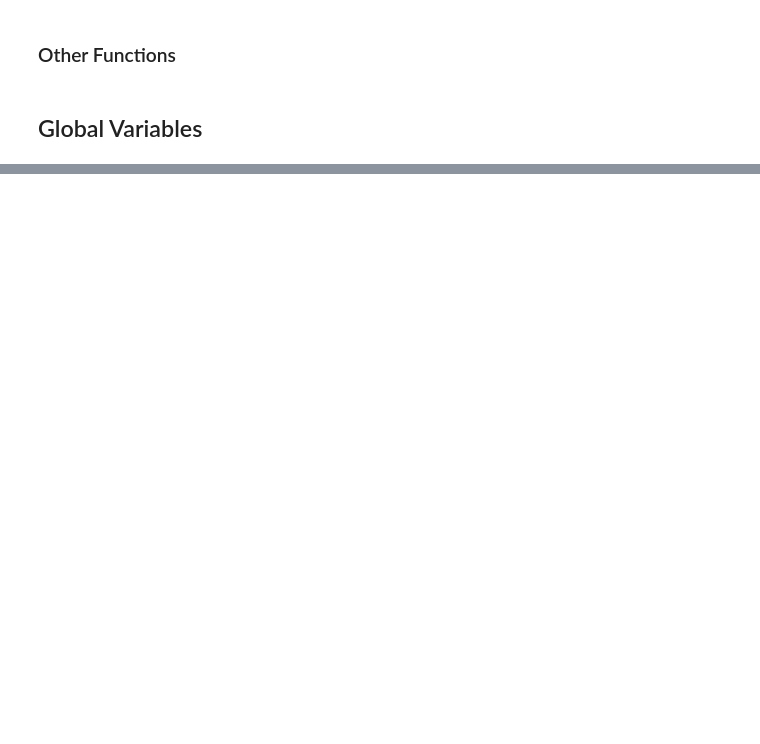
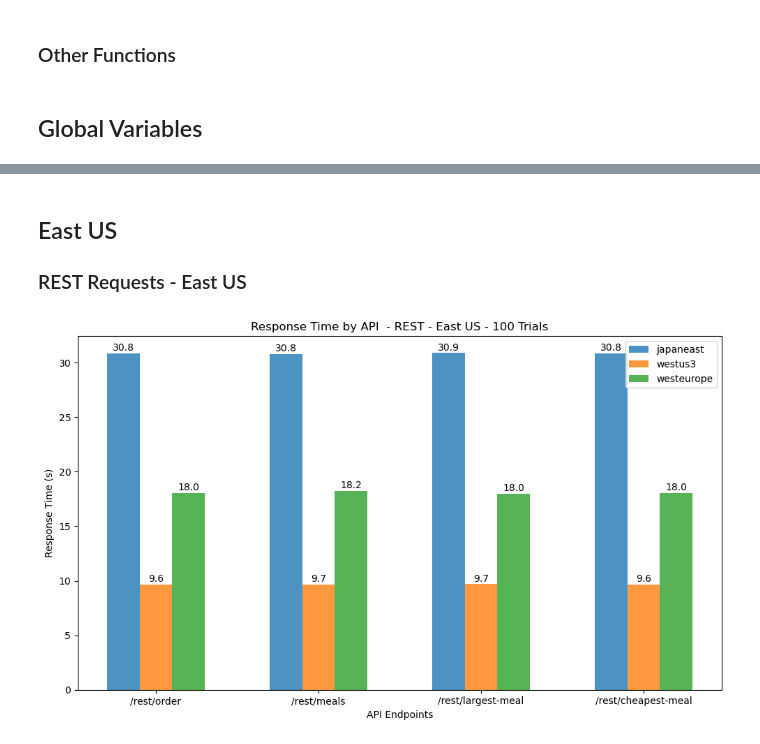
Before and after one commit to alken01/DA1-Cloud-Based-Deployment, a Jupyter notebook: server_test.ipynb, the cells around one changed output, grey strips where cells are left out. Saved outputs shown, nothing was run; the diff lists cells and outputs as text; code cells hidden in the pictures; blank space fills up the shorter version.

```diff
--- a/server_test.ipynb
+++ b/server_test.ipynb
@@ -276,0 +285,8 @@ plot_data(soap_response_times_dict, num_requests, this_ip, server_list, extra_ti
+# %% [markdown]
+## East US
+### REST Requests - East US
+# %%
+east_us_rest = load_dict_from_pickle_file('pickles/east_us_rest.pickle')
+plot_data(east_us_rest, 100, extra_title='REST - East US');
+# %% [output]
+[figure, added]
```
Also changed, not shown: parts of 26 cells of this notebook, 25 other files.
